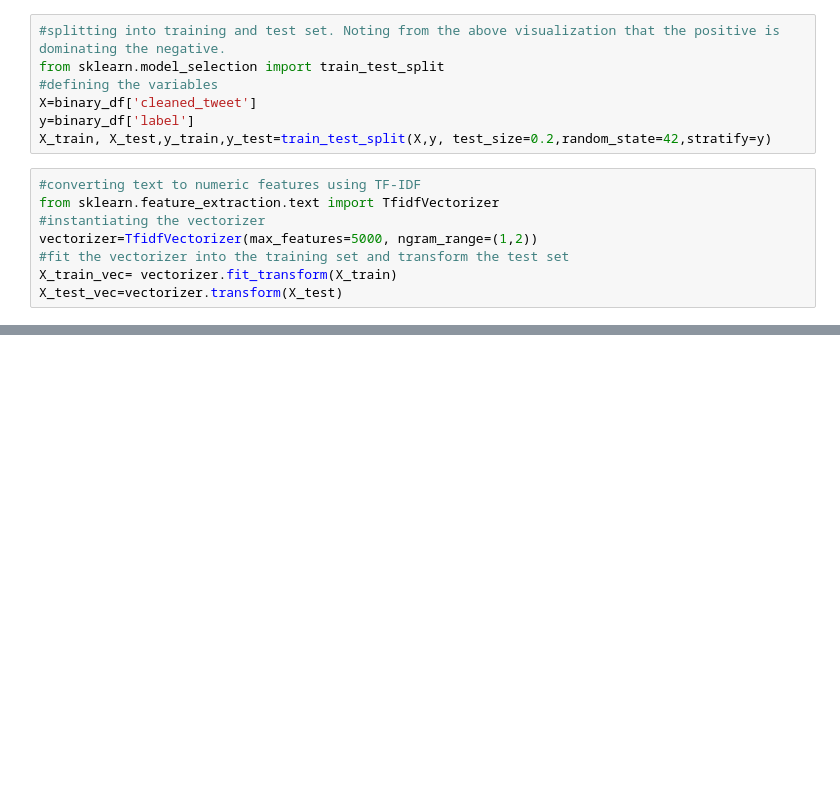
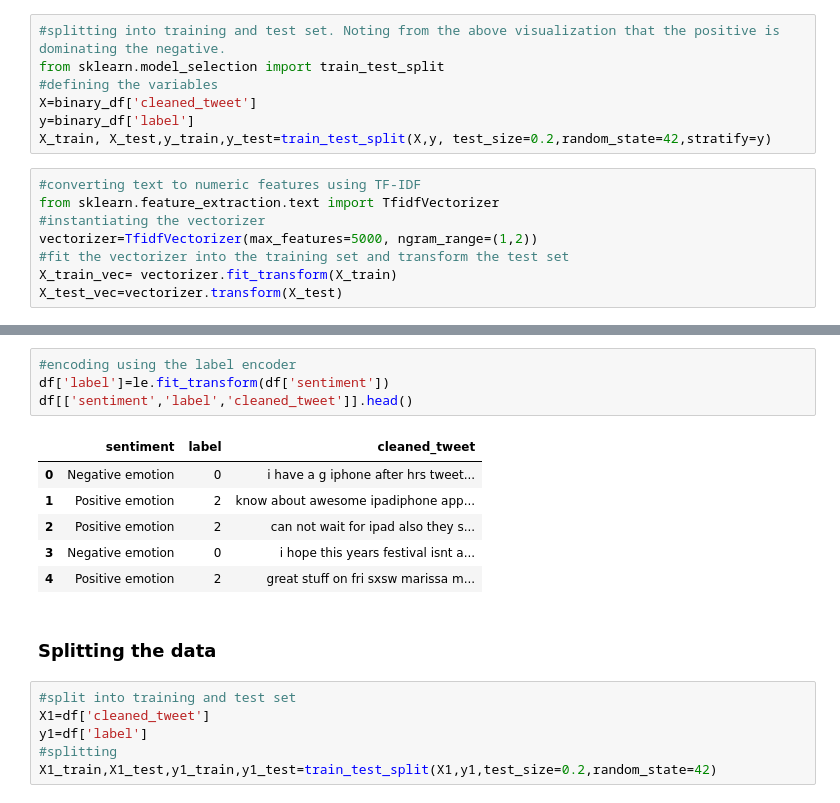
Before and after one commit to EAlmadi/Phase4_project, a Jupyter notebook: group4_project.ipynb, the cells around one changed output, grey strips where cells are left out. Cells and saved outputs as stored; diff of their text form; blank space fills up the shorter version.

```diff
--- a/group4_project.ipynb
+++ b/group4_project.ipynb
@@ -474,0 +498,19 @@ X_test_vec=vectorizer.transform(X_test)
+# %%
+#encoding using the label encoder
+df['label']=le.fit_transform(df['sentiment'])
+df[['sentiment','label','cleaned_tweet']].head()
+# %% [output]
+|  | sentiment | label | cleaned_tweet |
+| 0 | Negative emotion | 0 | i have a g iphone after hrs tweet... |
+| 1 | Positive emotion | 2 | know about awesome ipadiphone app... |
+| 2 | Positive emotion | 2 | can not wait for ipad also they s... |
+| 3 | Negative emotion | 0 | i hope this years festival isnt a... |
+| 4 | Positive emotion | 2 | great stuff on fri sxsw marissa m... |
+# %% [markdown]
+### Splitting the data
+# %%
+#split into training and test set
+X1=df['cleaned_tweet']
+y1=df['label']
+#splitting
+X1_train,X1_test,y1_train,y1_test=train_test_split(X1,y1,test_size=0.2,random_state=42)
```
Also changed, not shown: parts of 6 cells of this notebook, 1 other file.
